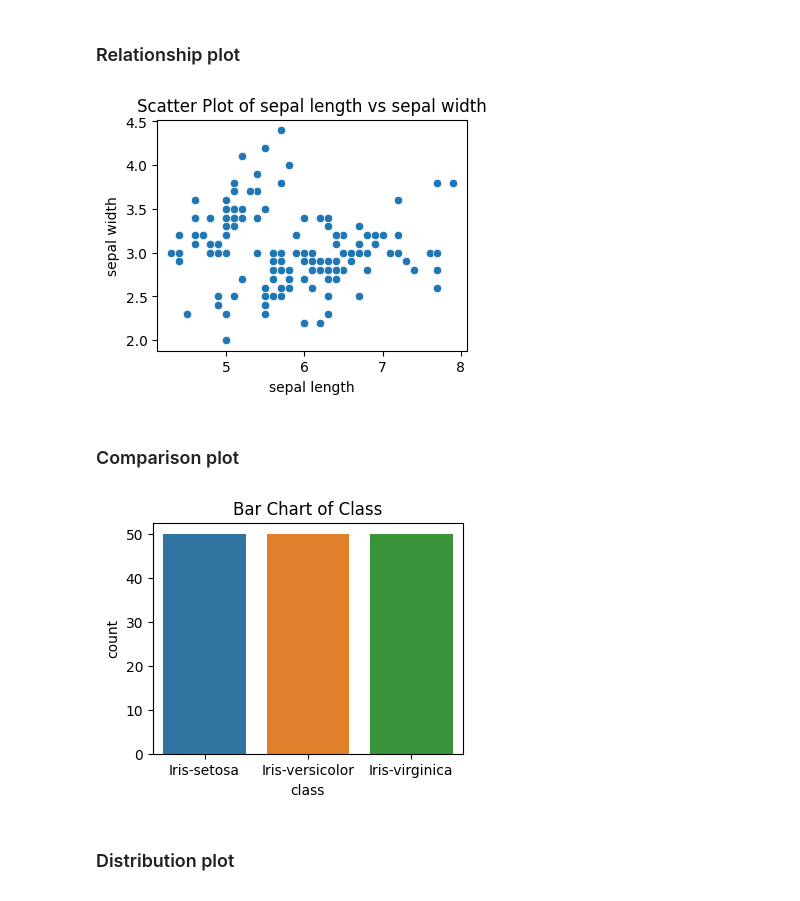
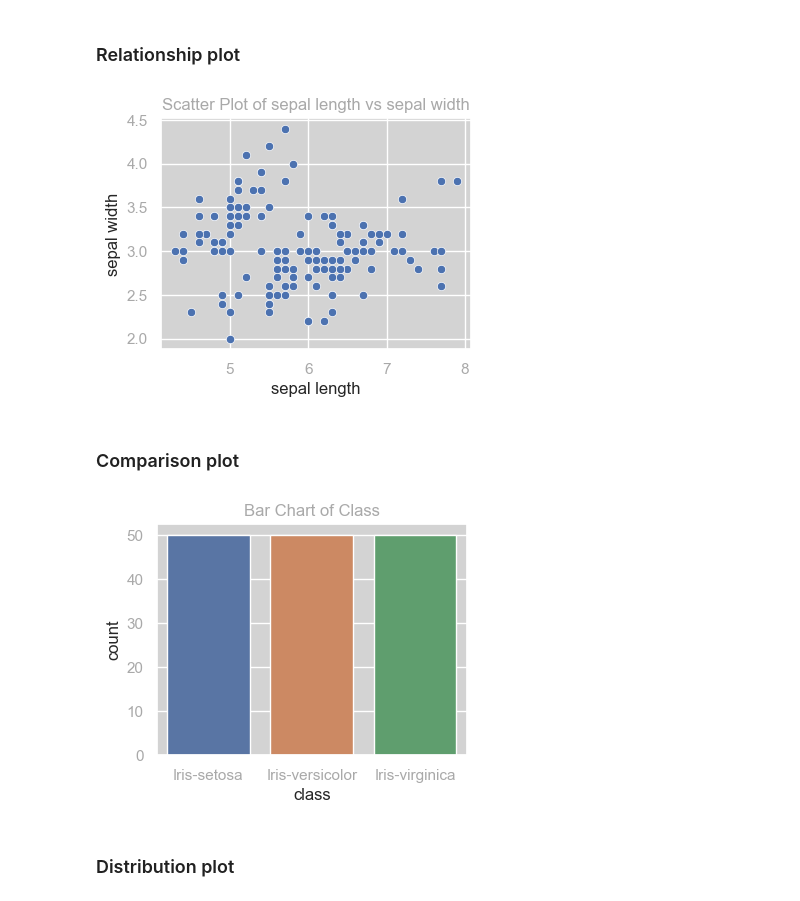
Before and after one commit to buildforfun/my_projects, a Jupyter notebook: statistics/statistics_fundamentals.ipynb, the cells around one changed output. Drawn from its saved outputs; the diff is of its cells as text; code cells hidden in the pictures.

Commit message:
improve plots

```diff
--- a/statistics/statistics_fundamentals.ipynb
+++ b/statistics/statistics_fundamentals.ipynb
@@ -94,14 +94,21 @@ A key part of data visualisation is selecting the right type of plot for the tas
 # %%
 import matplotlib.pyplot as plt
 import seaborn as sns
+
+# Set custom theme
+sns.set_theme(style='darkgrid', rc={'axes.facecolor': 'lightgray',
+                                    'figure.facecolor': 'white',
+                                    'text.color': 'darkgray',
+                                    'xtick.color': 'darkgray',
+                                    'ytick.color': 'darkgray'})
 
 # Scatter Plot
 plt.figure(figsize=(4, 3))
 sns.scatterplot(data=data, x='sepal length', y='sepal width')
 plt.title('Scatter Plot of sepal length vs sepal width')
 plt.show()
 # %% [output]
-[figure, old version]
+[figure, new version]
 # %% [markdown]
 ### Comparison plot
 # %%
@@ -111,6 +118,6 @@ sns.countplot(data=data, x='class')
 plt.title('Bar Chart of Class')
 plt.show()
 # %% [output]
-[figure, old version]
+[figure, new version]
 # %% [markdown]
 ### Distribution plot
```
Also changed, not shown: parts of 5 cells of this notebook.
